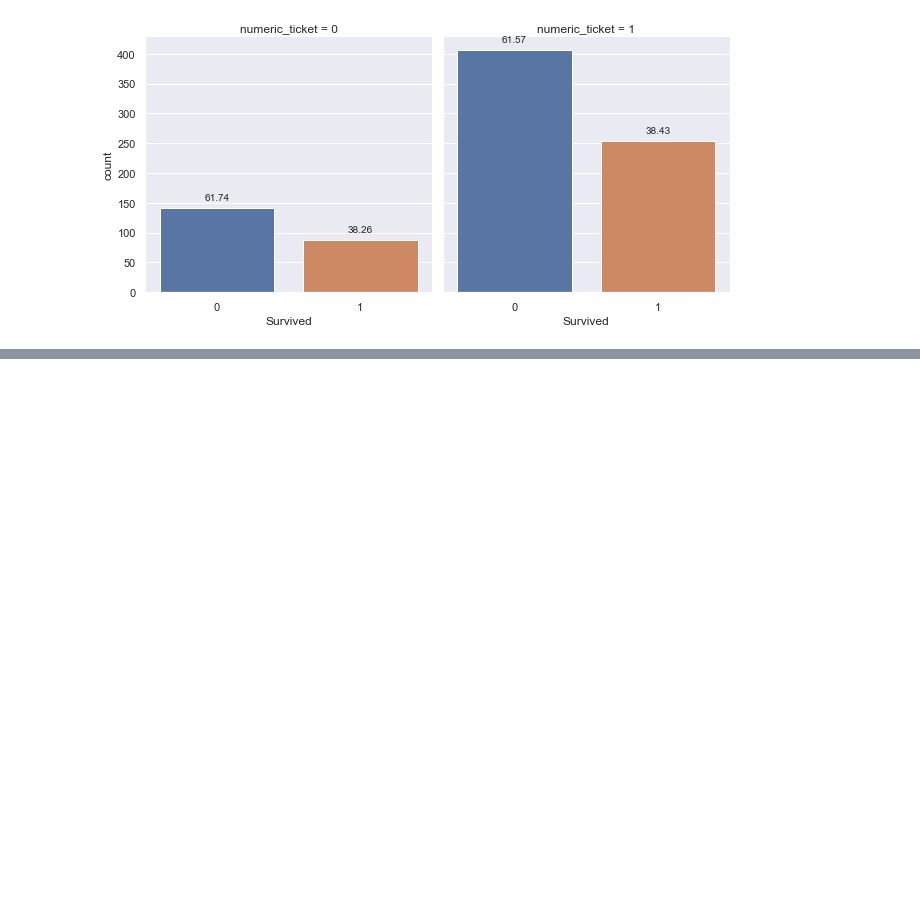
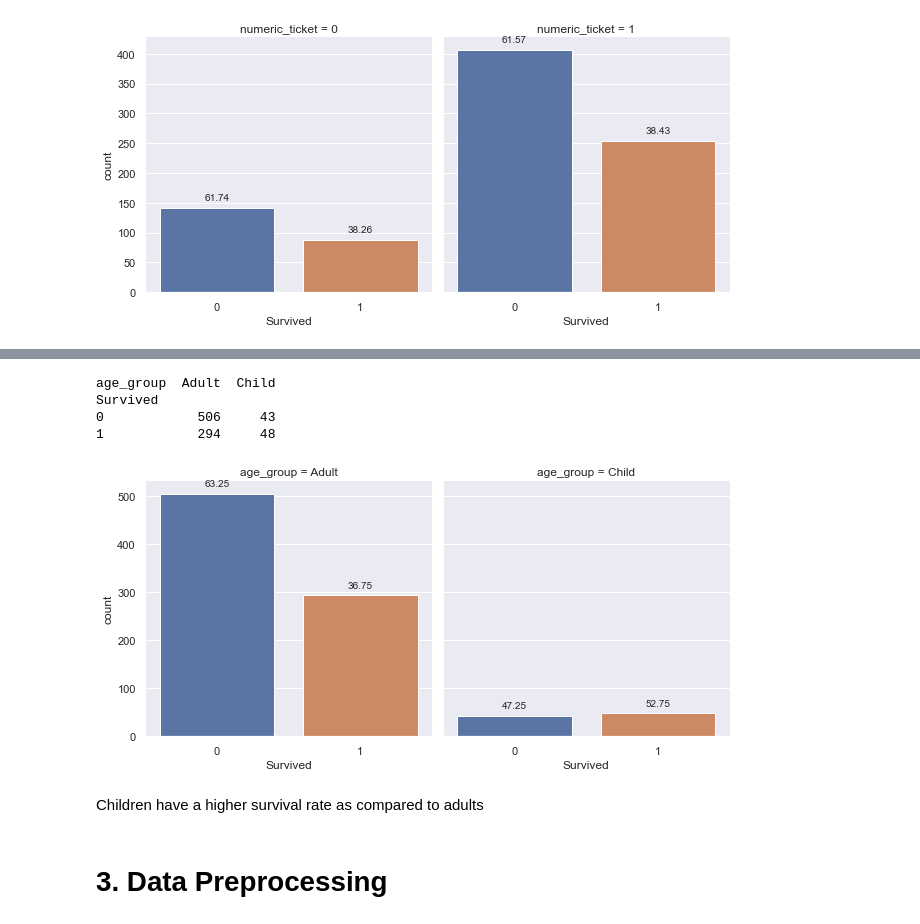
Before and after one commit to kelvintanwm/Kaggle, a Jupyter notebook: 1. Titanic/titanic_project.ipynb, the cells around one changed output, grey strips where cells are left out. Saved outputs shown, nothing was run; the diff lists cells and outputs as text; code cells hidden in the pictures; blank space fills up the shorter version.

```diff
--- a/1. Titanic/titanic_project.ipynb
+++ b/1. Titanic/titanic_project.ipynb
@@ -547,0 +551,45 @@ training[training.SibSp > 3]
+# %%
+age_group=[]
+for row,column in training.iterrows():
+    # For passenger with age missing
+    if np.isnan(training.Age[row]) :
+        # To identify children
+        if ((training.SibSp[row] > 2) or ((training.SibSp[row] ==1)&(training.Parch[row] ==1))):
+            age_group.append('Child')
+        else:
+            age_group.append('Adult')
+    else:
+        if training.Age[row] <= 14:
+            age_group.append('Child')
+        else:
+            age_group.append('Adult')
+training['age_group'] = age_group
+# %%
+# Comparing survival and each of these categorical variables
+print(pd.pivot_table(training, index = 'Survived', columns = 'age_group', values = 'Ticket' ,aggfunc ='count'),"\n")
+g=sns.catplot(data = training, x = 'Survived', col = 'age_group', kind = 'count',  height = 4.5)
+for ax in g.axes.ravel():
+        # obtaining the height of each bar graph
+            ls = []
+            for p in ax.patches:
+                ls.append(p.get_height())
+
+             # summing of all the total variables
+            total = 0
+            for x in ls:
+                total += x
+
+            # Plotting the count plot
+            for p in ax.patches:
+                ax.annotate(format(p.get_height()/total*100, '.2f'), (p.get_x() + p.get_width() / 2.,
+                p.get_height()), ha = 'center', va = 'center', xytext = (0, 10), textcoords = 'offset points')
+# %% [output]
+age_group  Adult  Child
+Survived
+0            506     43
+1            294     48
+[figure, added]
+# %% [markdown]
+Children have a higher survival rate as compared to adults
+# %% [markdown]
+# 3. Data Preprocessing
```
Also changed, not shown: parts of 23 cells of this notebook.
